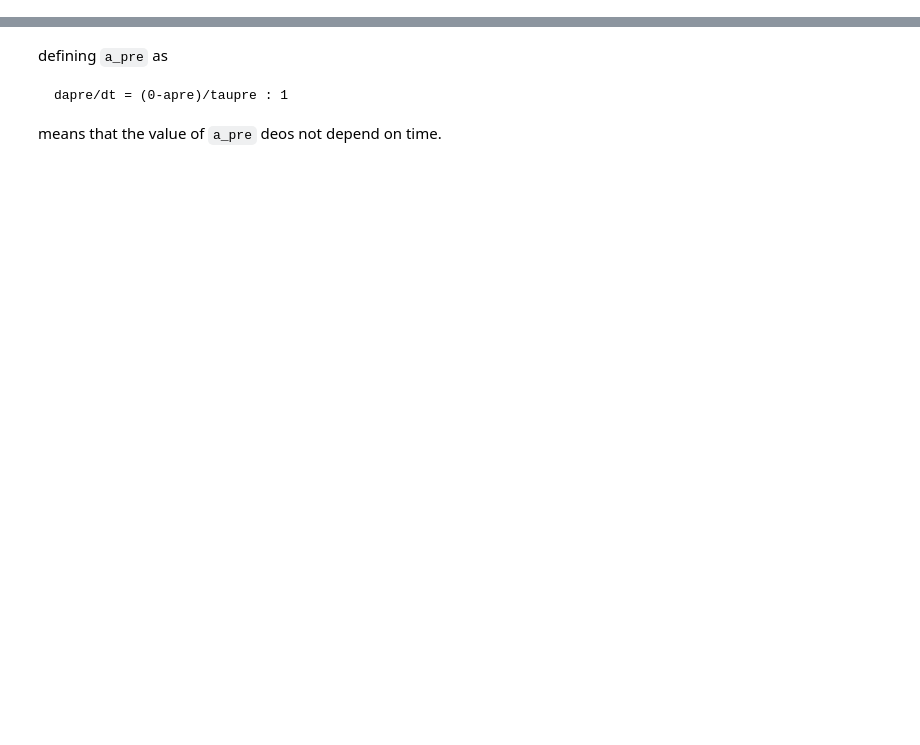
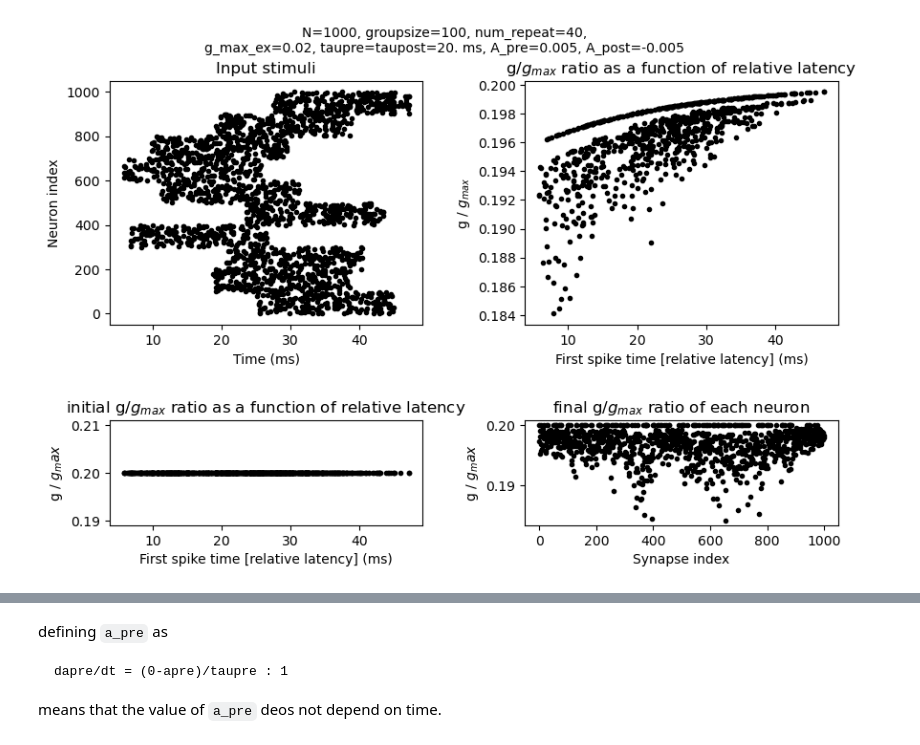
Before and after one commit to mehranfaraji/neuro4ml, a Jupyter notebook: week4-exercise.ipynb, the cells around one changed output, grey strips where cells are left out. Cells and saved outputs as stored; diff of their text form; code cells hidden in the pictures; blank space fills up the shorter version.

```diff
--- a/week4-exercise.ipynb
+++ b/week4-exercise.ipynb
@@ -178,0 +215,36 @@ pre_spike_mon, post_spike_mon, post_state_mon, state_monitor, S = run_eperiment(
+# %%
+# def plot_experiment(file_name, display):
+description =  f'''N={N}, groupsize={groupsize}, num_repeat={num_repeat},
+g_max_ex={g_max_ex}, taupre=taupost={tau_pre}, A_pre={A_pre:.3f}, A_post={A_post:.3f}'''
+
+f, ((a0, a1), (a2, a3)) = plt.subplots(2, 2, figsize=(9, 6), height_ratios=[0.7, 0.3])
+
+a0.plot(input_stimuli_monitor.t/ms, input_stimuli_monitor.i, '.k')
+a0.set_xlabel('Time (ms)')
+a0.set_ylabel('Neuron index')
+a0.set_title('Input stimuli')
+
+a1.plot(fisrt_spike_time, S.g_a/g_max_ex , '.k')
+a1.set_xlabel('First spike time [relative latency] (ms)')
+a1.set_ylabel(r'g / $g_{max}$')
+a1.set_title(r'g/$g_{max}$ ratio as a function of relative latency')
+
+w_init = array([g_max_ex * 0.2] * len(S.g_a))
+a2.plot(fisrt_spike_time, w_init / g_max_ex, '.k')
+a2.set_xlabel('First spike time [relative latency] (ms)')
+a2.set_ylabel(r'g / $g_max$')
+a2.set_title(r'initial g/$g_{max}$ ratio as a function of relative latency')
+
+a3.plot(S.i, S.g_a / g_max_ex, '.k')
+a3.set_xlabel('Synapse index')
+a3.set_ylabel(r'g / $g_max$')
+a3.set_title(r'final g/$g_{max}$ ratio of each neuron')
+
+plt.figtext(0.5, 1, description, ha='center', va='top')
+plt.tight_layout(pad=2.5)
+# if file_name:
+#     plt.savefig(file_name)
+# if not display:
+#     plt.close()
+# %% [output]
+[figure, added]
```
Also changed, not shown: parts of 28 cells of this notebook.
